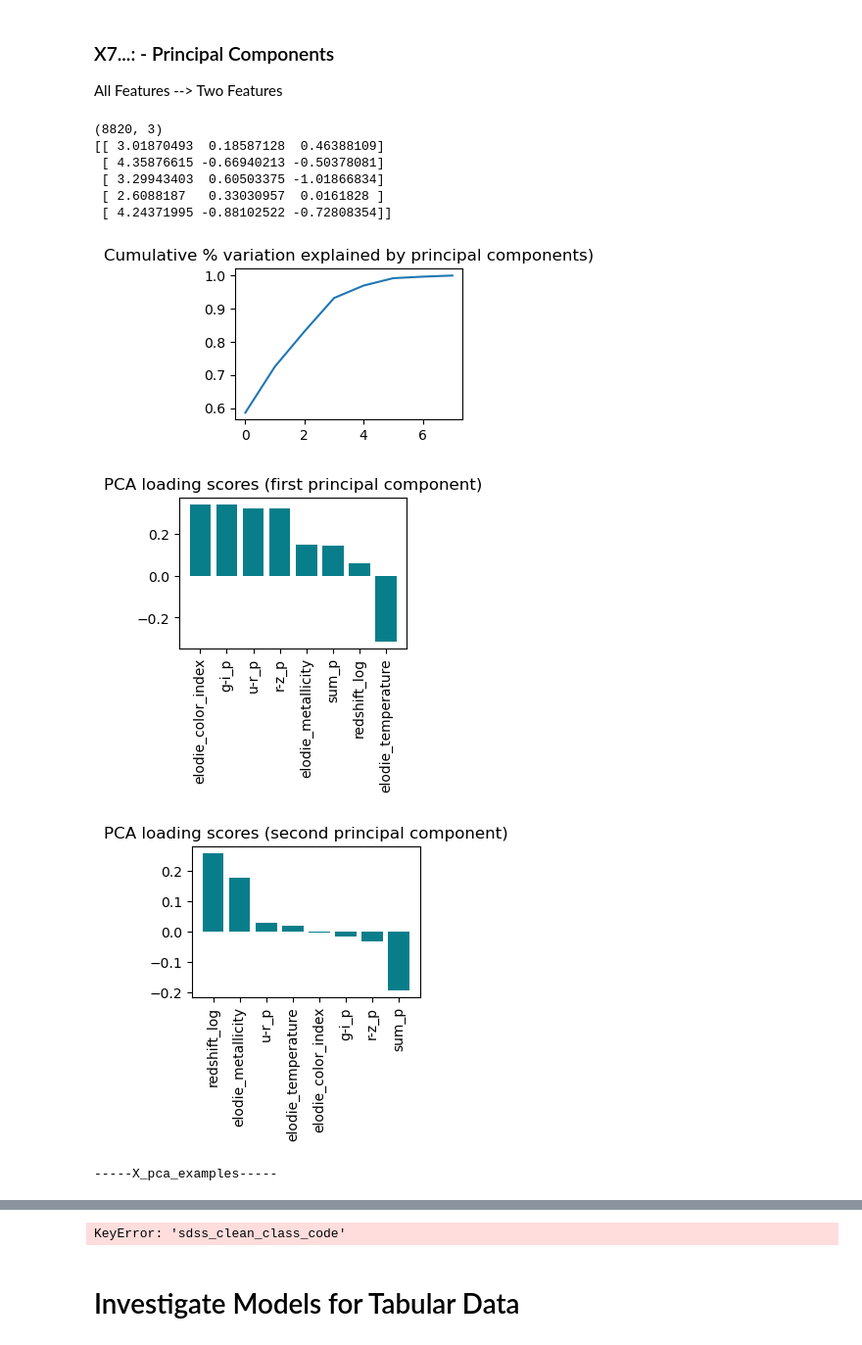
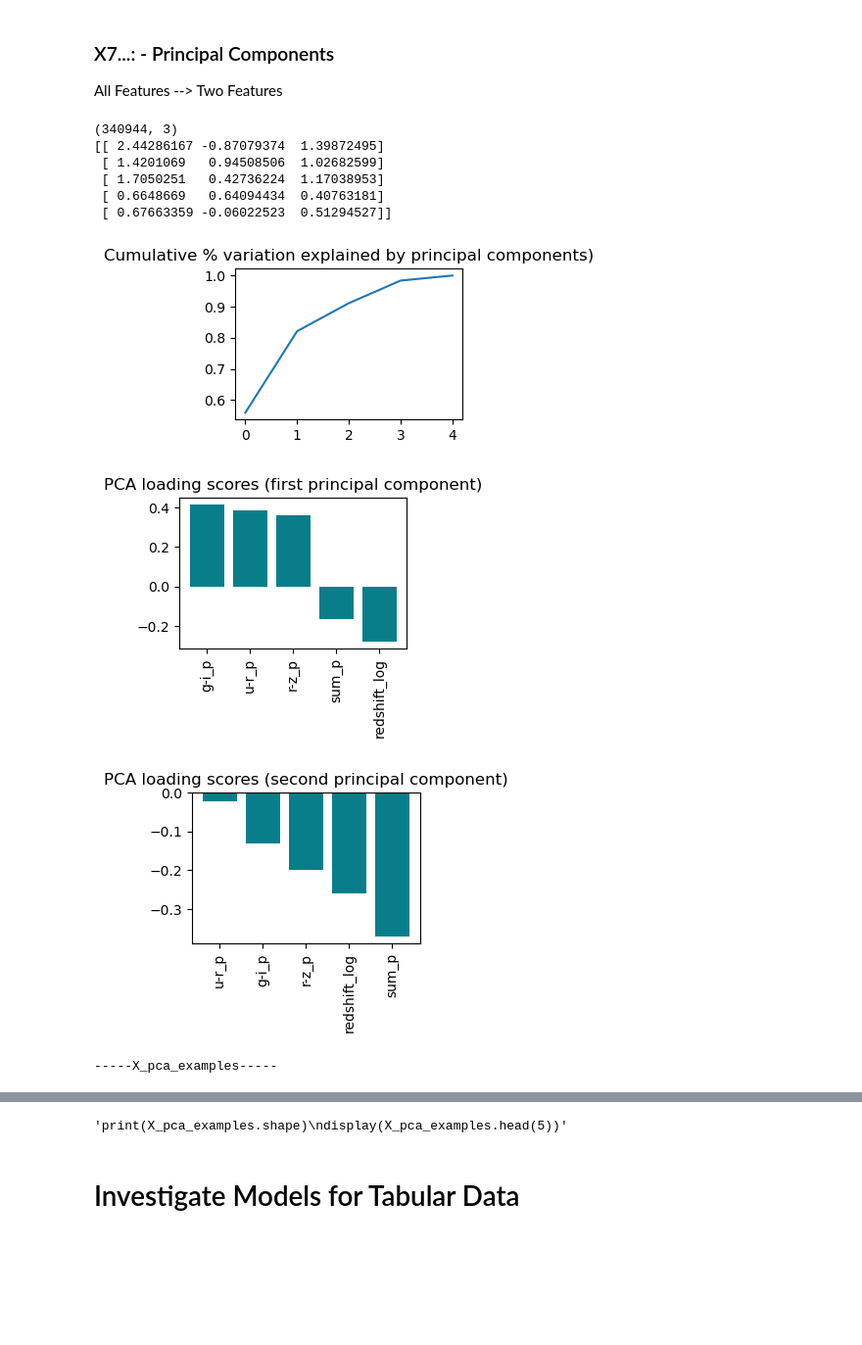
Before and after one commit to jspencermorris/galaxies_sdss, a Jupyter notebook: notebooks/jsm_modeling_tabular.ipynb, the cells around one changed output, grey strips where cells are left out. Shown at 98% size. Drawn from its saved outputs; the diff is of its cells as text; code cells hidden in the pictures; blank space fills up the shorter version.

```diff
--- a/notebooks/jsm_modeling_tabular.ipynb
+++ b/notebooks/jsm_modeling_tabular.ipynb
@@ -327,7 +327,7 @@ def pca_examples(X_ndarray, y_df, class_column, class_map):
 
     # exchange the map keys/values and derive column for class name
     flipped_map = {value: key for key ,value in class_map.items()}
-    pca_df['sdss_clean_class_name'] = pca_df['sdss_clean_class_code'].map(flipped_map)
+    pca_df['class_name'] = pca_df[class_column[0]].map(flipped_map)
 
     # resample the pca dataframe
     pca_df_subset = pca_df.sample(frac=0.05)
@@ -454,7 +477,7 @@ def jsm_plot_history(hist):
 # %%
 # specify secondary dataset based on inclusion of all objects ('superclass'), only labeled galaxies ('galaxies'), or only labeled stars ('stars')
 
-objects = 'stars'
+objects = 'superclass'
 
 class_column, sdss_secondary, label_map, label_codes, label_names = jsm_specify_objects(objects, min_set_size=1000)
 print(f"\n{class_column = }")
@@ -620,35 +639,35 @@ All Features --> Two Features
 # %%
 # fiting all object_features to a model -- PCA
 
 # setup principal component model
 pc = PCA(n_components=3)
 
 # decompose data into principal components (return as ndarrays)
 model_pc, history_pc = jsm_fit_model(pc, objects, X0_train, y_train, None, None, 'save')
 X7_train = model_pc.transform(X0_train)
 X7_validation = model_pc.transform(X0_validation)
 X7_test = model_pc.transform(X0_test)
 print(X7_train.shape)
 print(X7_train[0:5,0:5])
 
 # evaluate principal component explained variance and feature loadings
 X_pca_loadings = pca_features(X0_train, features)
 """print(X_pca_loadings.shape)
 display(X_pca_loadings.head(5))"""
 
 # plot first two principal components to observe underlying structure
 print('\n-----X_pca_examples-----')
-X_pca_examples = pca_examples(X7_train, y_train, class_column, sdss_clean_class_map)
+X_pca_examples = pca_examples(X7_train, y_train, class_column, label_map)
 """print(X_pca_examples.shape)
 display(X_pca_examples.head(5))"""
 # %% [output]
-(8820, 3)
-[[ 3.01870493  0.18587128  0.46388109]
- [ 4.35876615 -0.66940213 -0.50378081]
- [ 3.29943403  0.60503375 -1.01866834]
- [ 2.6088187   0.33030957  0.0161828 ]
- [ 4.24371995 -0.88102522 -0.72808354]]
+(340944, 3)
+[[ 2.44286167 -0.87079374  1.39872495]
+ [ 1.4201069   0.94508506  1.02682599]
+ [ 1.7050251   0.42736224  1.17038953]
+ [ 0.6648669   0.64094434  0.40763181]
+ [ 0.67663359 -0.06022523  0.51294527]]
-[figure, old version]
+[figure, new version]
-[figure, old version]
+[figure, new version]
-[figure, old version]
+[figure, new version]
 -----X_pca_examples-----
@@ -655 +676 @@ display(X_pca_examples.head(5))"""
-KeyError: 'sdss_clean_class_code'
+'print(X_pca_examples.shape)\ndisplay(X_pca_examples.head(5))'
```
Also changed, not shown: parts of 30 cells of this notebook.
